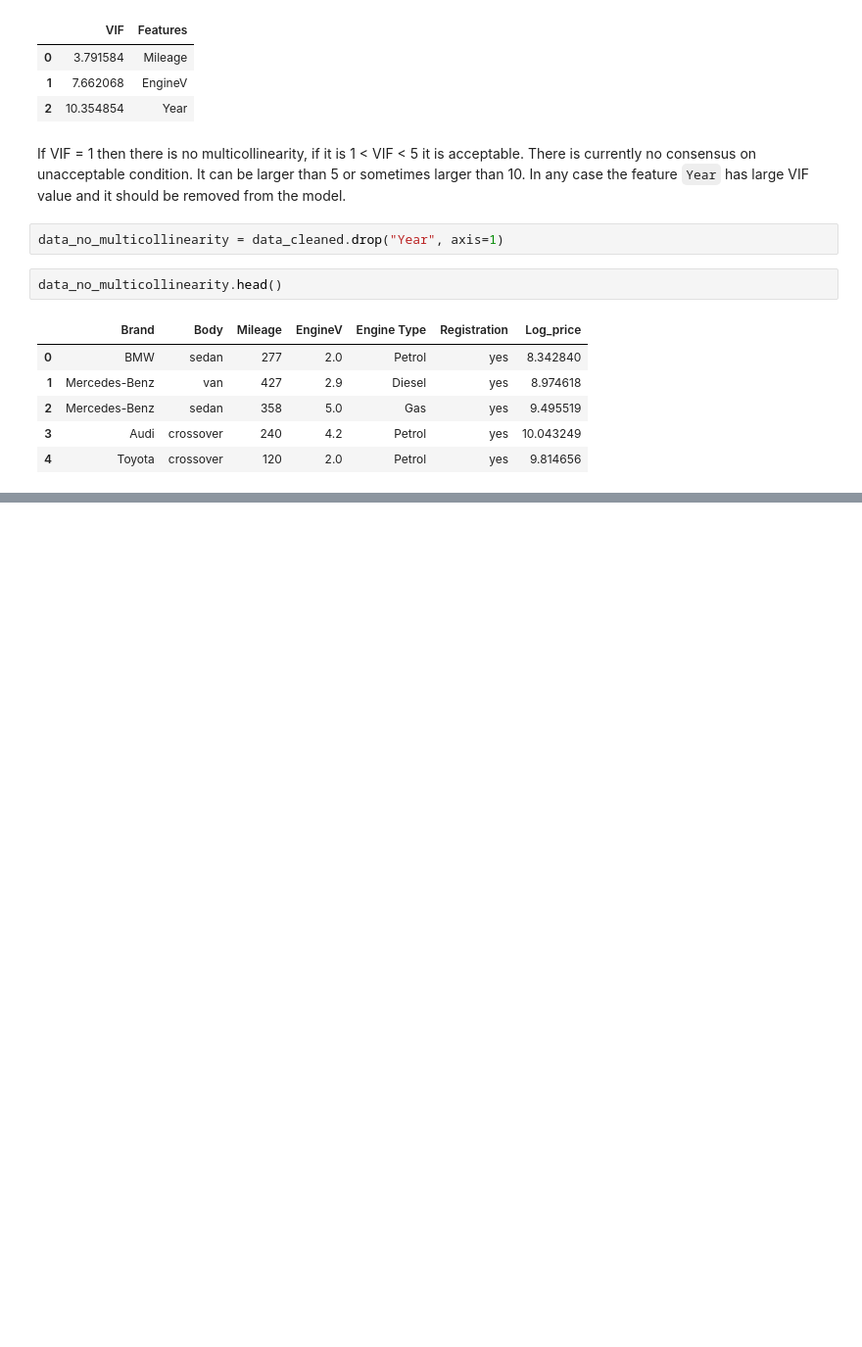
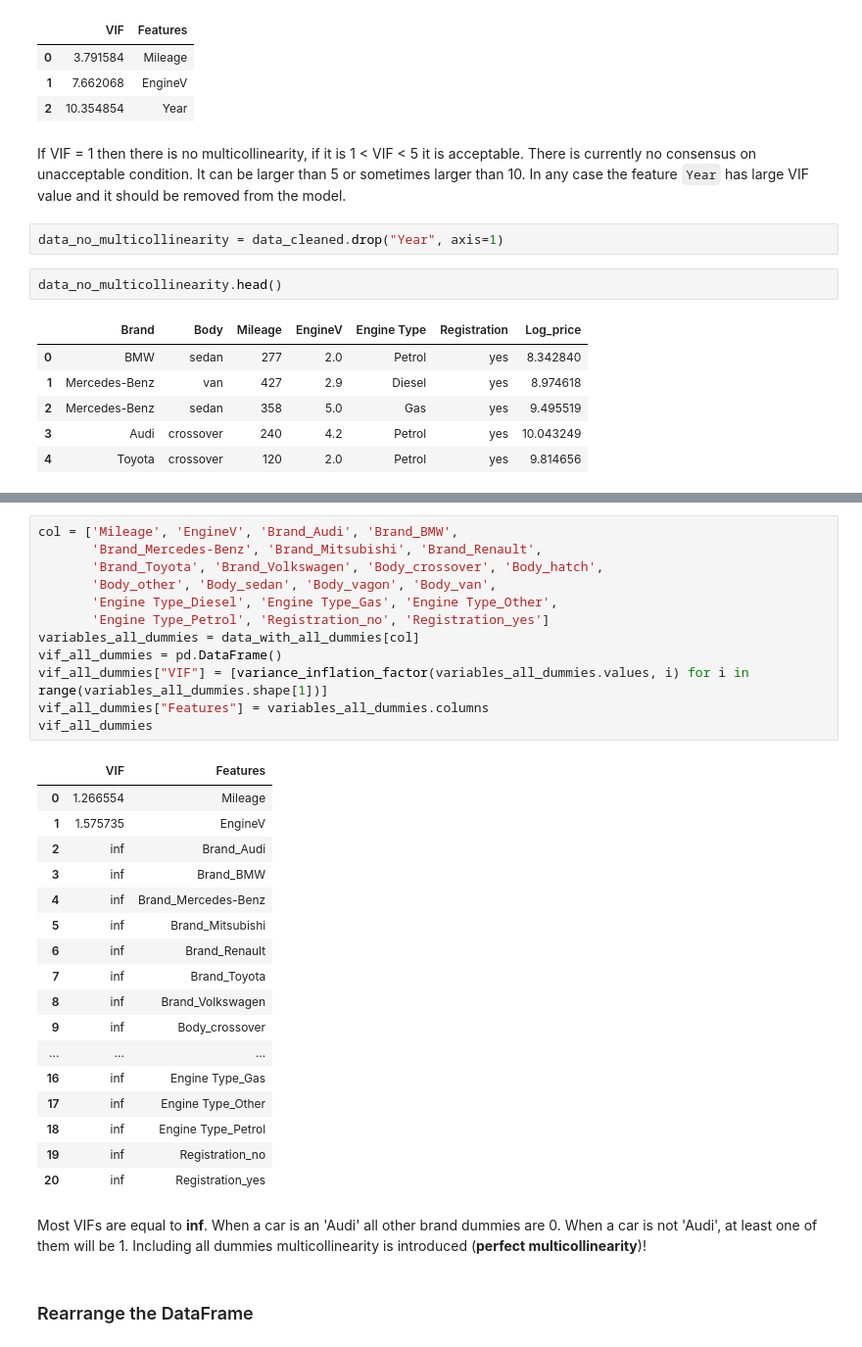
Before and after one commit to tanjatom/MachineLearning, a Jupyter notebook: Regression/predicting_car_prices.ipynb, the cells around one changed output, grey strips where cells are left out. Shown at 98% size. Cells and saved outputs as stored; diff of their text form; blank space fills up the shorter version.

```diff
--- a/Regression/predicting_car_prices.ipynb
+++ b/Regression/predicting_car_prices.ipynb
@@ -349,0 +381,34 @@ data_preprocessed.head()
+# %%
+col = ['Mileage', 'EngineV', 'Brand_Audi', 'Brand_BMW',
+       'Brand_Mercedes-Benz', 'Brand_Mitsubishi', 'Brand_Renault',
+       'Brand_Toyota', 'Brand_Volkswagen', 'Body_crossover', 'Body_hatch',
+       'Body_other', 'Body_sedan', 'Body_vagon', 'Body_van',
+       'Engine Type_Diesel', 'Engine Type_Gas', 'Engine Type_Other',
+       'Engine Type_Petrol', 'Registration_no', 'Registration_yes']
+variables_all_dummies = data_with_all_dummies[col]
+vif_all_dummies = pd.DataFrame()
+vif_all_dummies["VIF"] = [variance_inflation_factor(variables_all_dummies.values, i) for i in range(variables_all_dummies.shape[1])]
+vif_all_dummies["Features"] = variables_all_dummies.columns
+vif_all_dummies
+# %% [output]
+|  | VIF | Features |
+| 0 | 1.266554 | Mileage |
+| 1 | 1.575735 | EngineV |
+| 2 | inf | Brand_Audi |
+| 3 | inf | Brand_BMW |
+| 4 | inf | Brand_Mercedes-Benz |
+| 5 | inf | Brand_Mitsubishi |
+| 6 | inf | Brand_Renault |
+| 7 | inf | Brand_Toyota |
+| 8 | inf | Brand_Volkswagen |
+| 9 | inf | Body_crossover |
+| ... | ... | ... |
+| 16 | inf | Engine Type_Gas |
+| 17 | inf | Engine Type_Other |
+| 18 | inf | Engine Type_Petrol |
+| 19 | inf | Registration_no |
+| 20 | inf | Registration_yes |
+# %% [markdown]
+Most VIFs are equal to **inf**. When a car is an 'Audi' all other brand dummies are 0. When a car is not 'Audi', at least one of them will be 1. Including all dummies  multicollinearity is introduced (**perfect multicollinearity**)!
+# %% [markdown]
+### Rearrange the DataFrame
```
Also changed, not shown: parts of 29 cells of this notebook.
